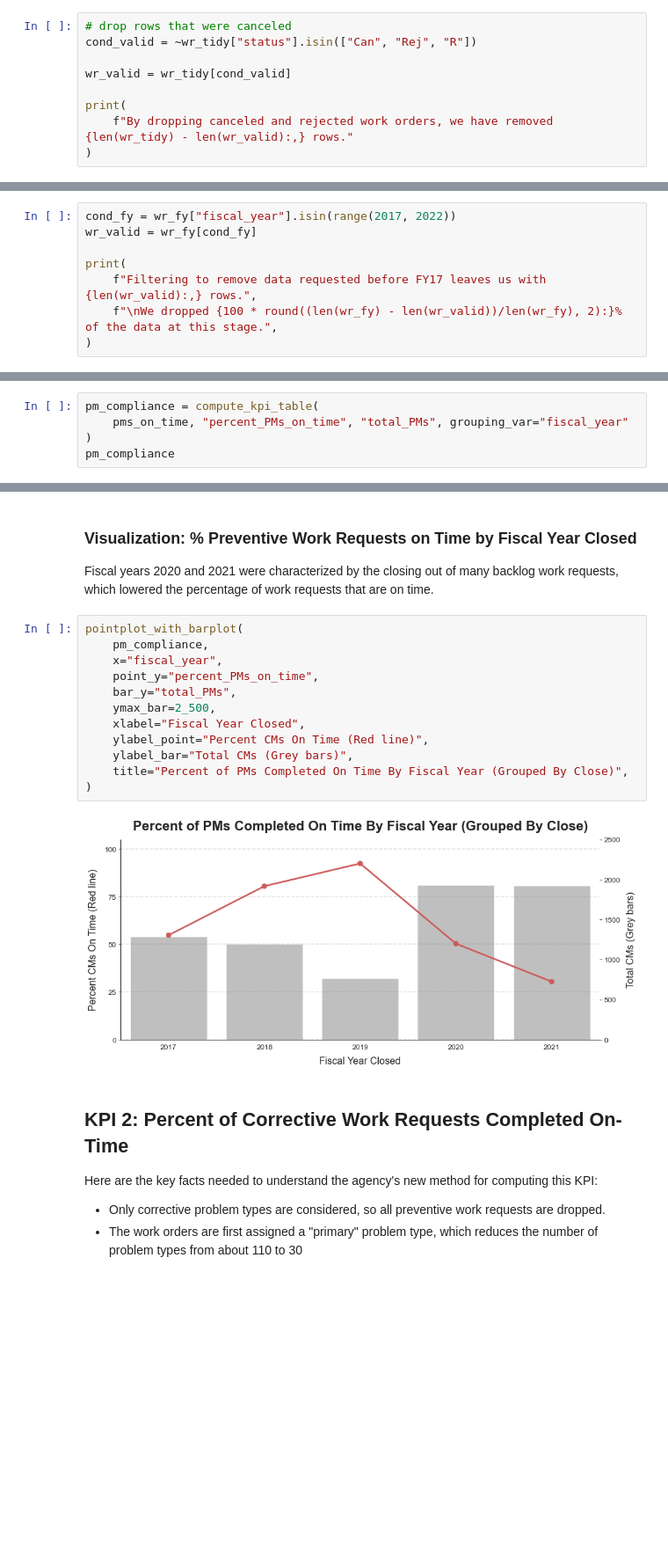
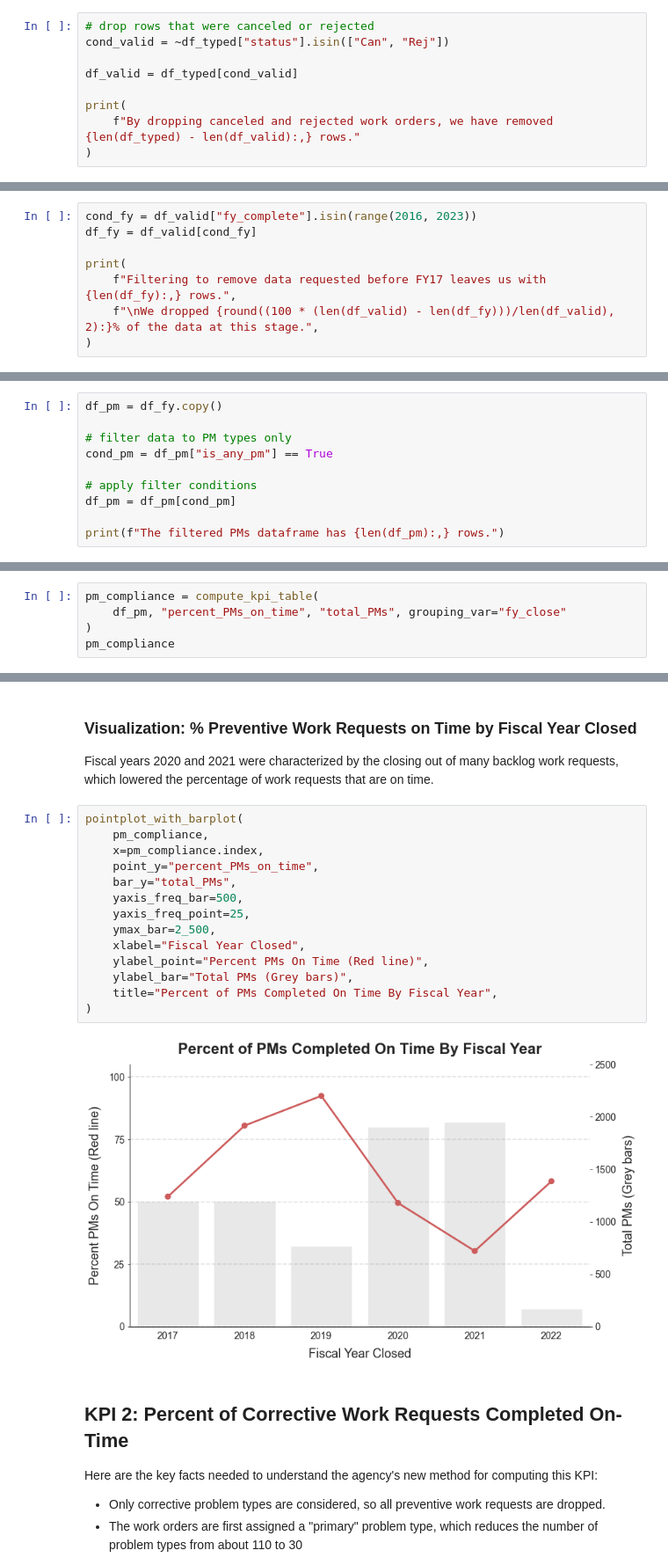
Before and after one commit to department-of-general-services/KPI_central, a Jupyter notebook: notebooks/FMD_scorecard.ipynb, the cells around one changed output, grey strips where cells are left out. Shown at 88% size. Drawn from its saved outputs; the diff is of its cells as text; blank space fills up the shorter version.

```diff
--- a/notebooks/FMD_scorecard.ipynb
+++ b/notebooks/FMD_scorecard.ipynb
@@ -110,12 +129,12 @@ By tidying the data, we have removed 0 rows.
 ### Drop canceled and rejected work orders
 The data comes to us with many canceled work orders. Those shouldn't count against our KPIs as not having been completed on time. So we drop them here.
 # %%
-# drop rows that were canceled
-cond_valid = ~wr_tidy["status"].isin(["Can", "Rej", "R"])
+# drop rows that were canceled or rejected
+cond_valid = ~df_typed["status"].isin(["Can", "Rej"])
 
-wr_valid = wr_tidy[cond_valid]
+df_valid = df_typed[cond_valid]
 
 print(
-    f"By dropping canceled and rejected work orders, we have removed {len(wr_tidy) - len(wr_valid):,} rows."
+    f"By dropping canceled and rejected work orders, we have removed {len(df_typed) - len(df_valid):,} rows."
 )
 # %% [output]
@@ -143,11 +144,11 @@ wr_fy[
 # %% [markdown]
 After assigning the fiscal year, we can drop work requests from FY16 and older. This allows us to focus on recent history.
 # %%
-cond_fy = wr_fy["fiscal_year"].isin(range(2017, 2022))
-wr_valid = wr_fy[cond_fy]
+cond_fy = df_valid["fy_complete"].isin(range(2016, 2023))
+df_fy = df_valid[cond_fy]
 
 print(
-    f"Filtering to remove data requested before FY17 leaves us with {len(wr_valid):,} rows.",
-    f"\nWe dropped {100 * round((len(wr_fy) - len(wr_valid))/len(wr_fy), 2):}% of the data at this stage.",
+    f"Filtering to remove data requested before FY17 leaves us with {len(df_fy):,} rows.",
+    f"\nWe dropped {round((100 * (len(df_valid) - len(df_fy)))/len(df_valid), 2):}% of the data at this stage.",
 )
 # %% [output]
@@ -205,0 +170,10 @@ pms_on_time = wr_pm.apply(compute_is_on_time, axis=1)
+# %%
+df_pm = df_fy.copy()
+
+# filter data to PM types only
+cond_pm = df_pm["is_any_pm"] == True
+
+# apply filter conditions
+df_pm = df_pm[cond_pm]
+
+print(f"The filtered PMs dataframe has {len(df_pm):,} rows.")
@@ -228,7 +204,7 @@ pms_on_time[
 Now that we've stored all this information, we can group by the fiscal year to get each year's KPI, together with a count of how many PMs were closed in that fiscal year.
 # %%
 pm_compliance = compute_kpi_table(
-    pms_on_time, "percent_PMs_on_time", "total_PMs", grouping_var="fiscal_year"
+    df_pm, "percent_PMs_on_time", "total_PMs", grouping_var="fy_close"
 )
 pm_compliance
 # %% [output]
@@ -245,17 +222,19 @@ Fiscal years 2020 and 2021 were characterized by the closing out of many backlog
 # %%
 pointplot_with_barplot(
     pm_compliance,
-    x="fiscal_year",
+    x=pm_compliance.index,
     point_y="percent_PMs_on_time",
     bar_y="total_PMs",
+    yaxis_freq_bar=500,
+    yaxis_freq_point=25,
     ymax_bar=2_500,
     xlabel="Fiscal Year Closed",
-    ylabel_point="Percent CMs On Time (Red line)",
-    ylabel_bar="Total CMs (Grey bars)",
-    title="Percent of PMs Completed On Time By Fiscal Year (Grouped By Close)",
+    ylabel_point="Percent PMs On Time (Red line)",
+    ylabel_bar="Total PMs (Grey bars)",
+    title="Percent of PMs Completed On Time By Fiscal Year",
 )
 # %% [output]
-[figure, old version]
+[figure, new version]
 # %% [markdown]
 ## KPI 2: Percent of Corrective Work Requests Completed On-Time
 Here are the key facts needed to understand the agency's new method for computing this KPI:
```
Also changed, not shown: parts of 50 cells of this notebook.
